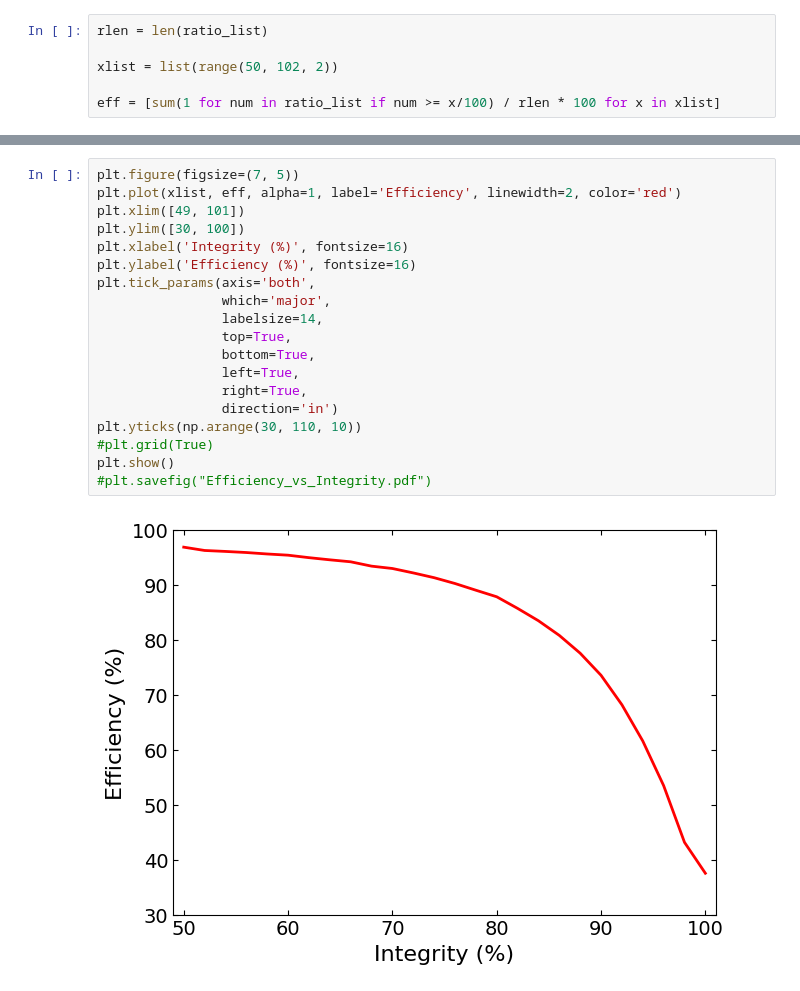
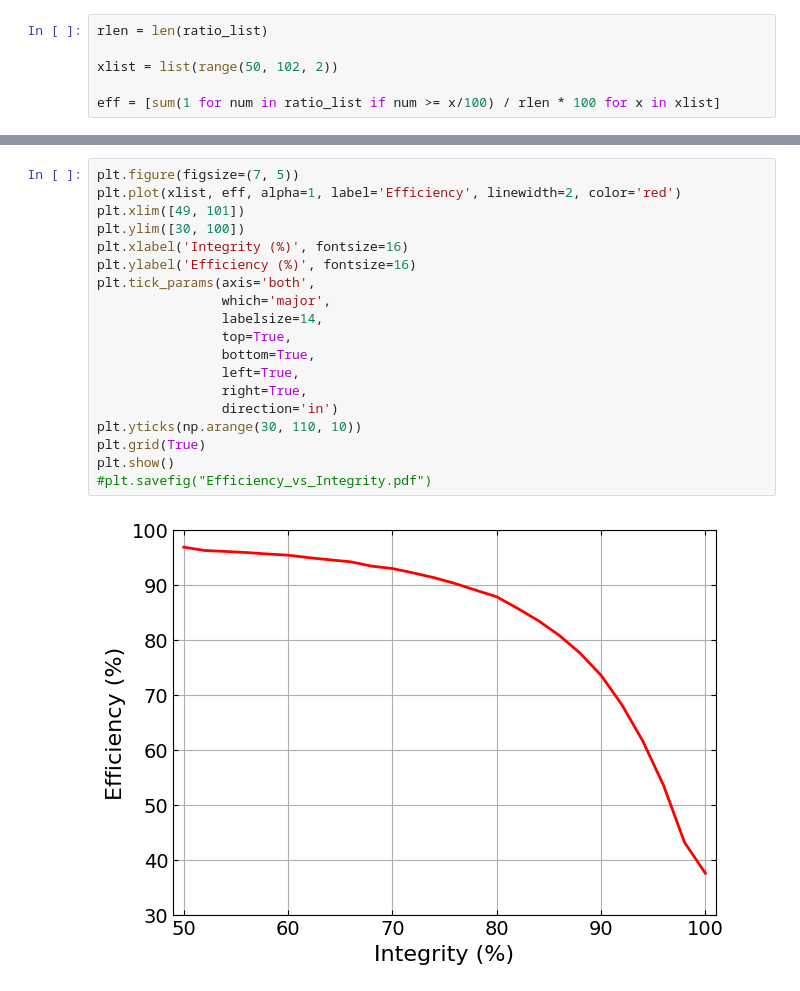
Before and after one commit to YauheniTalochkaN/GNN_tracking_model, a Jupyter notebook: efficiency.ipynb, the cells around one changed output, grey strips where cells are left out. Drawn from its saved outputs; the diff is of its cells as text.

Commit message:
plots

```diff
--- a/efficiency.ipynb
+++ b/efficiency.ipynb
@@ -111,21 +115,21 @@ eff
 # %%
 plt.figure(figsize=(7, 5))
 plt.plot(xlist, eff, alpha=1, label='Efficiency', linewidth=2, color='red')
 plt.xlim([49, 101])
 plt.ylim([30, 100])
 plt.xlabel('Integrity (%)', fontsize=16)
 plt.ylabel('Efficiency (%)', fontsize=16)
 plt.tick_params(axis='both',
                 which='major',
                 labelsize=14,
                 top=True,
                 bottom=True,
                 left=True,
                 right=True,
                 direction='in')
 plt.yticks(np.arange(30, 110, 10))
-#plt.grid(True)
+plt.grid(True)
 plt.show()
 #plt.savefig("Efficiency_vs_Integrity.pdf")
 # %% [output]
-[figure, old version]
+[figure, new version]
```
Also changed, not shown: parts of 1 cell of this notebook, 1 other file.
